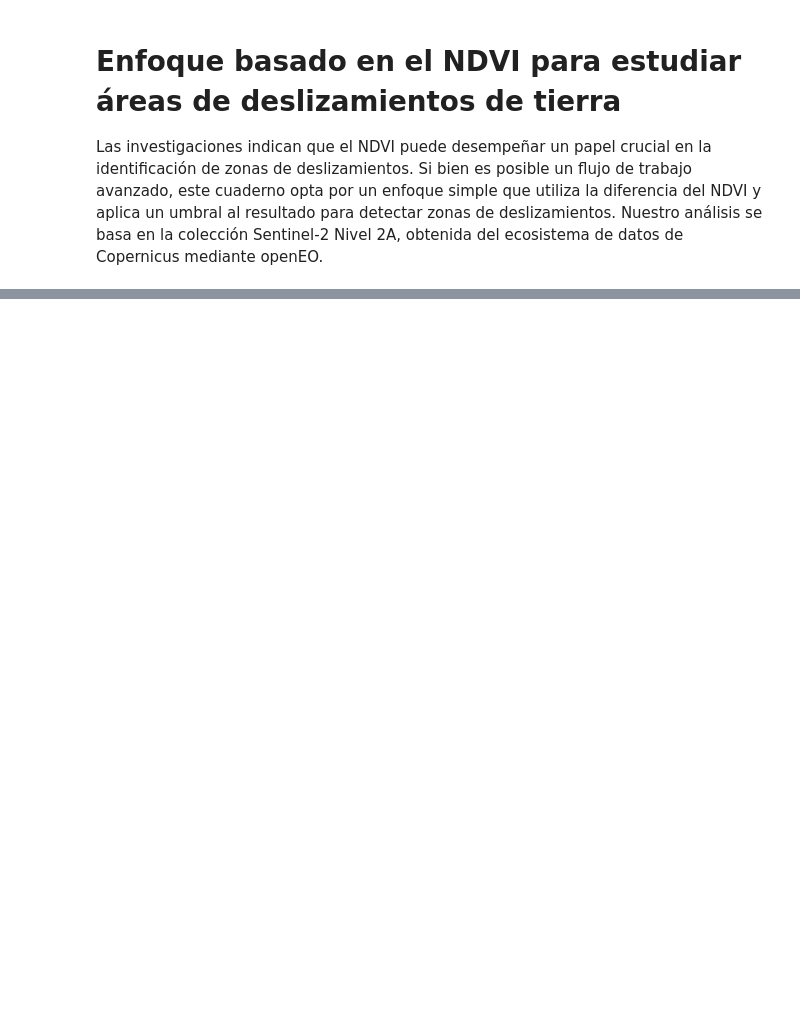
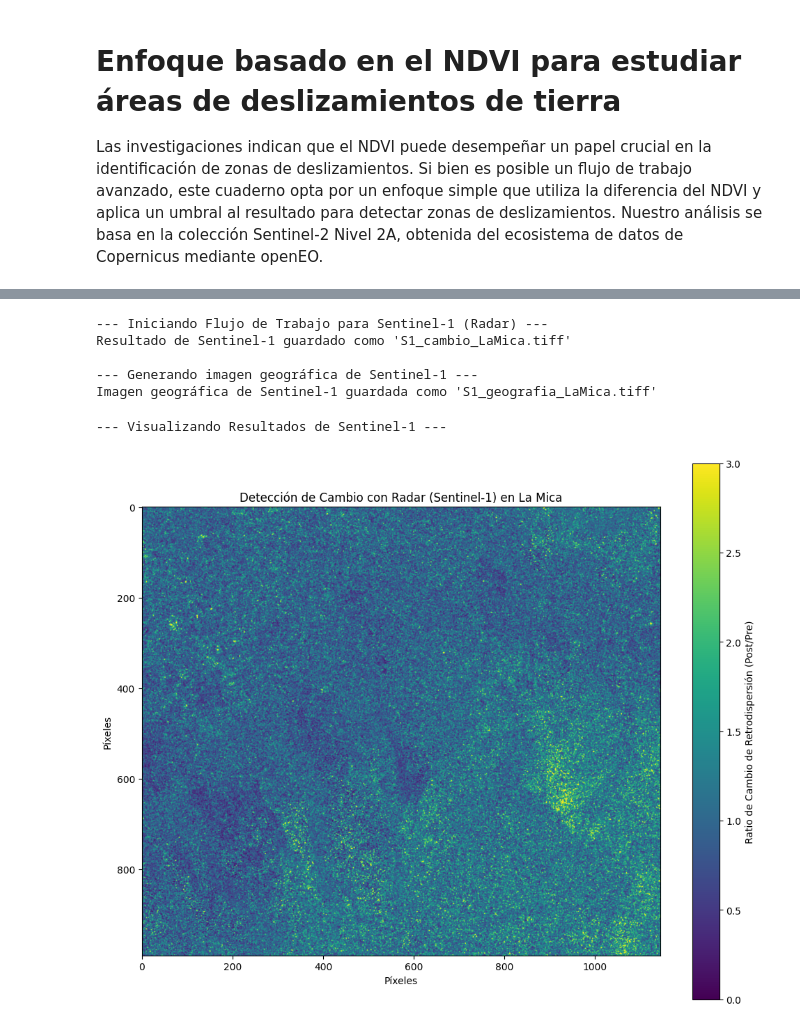
Before and after one commit to Franklingo13/ejemplosCopernicus, a Jupyter notebook: ejemplosJupyter/deslizamineto_tierra_NDVI.ipynb, the cells around one changed output, grey strips where cells are left out. Drawn from its saved outputs; the diff is of its cells as text; code cells hidden in the pictures; blank space fills up the shorter version.

```diff
--- a/ejemplosJupyter/deslizamineto_tierra_NDVI.ipynb
+++ b/ejemplosJupyter/deslizamineto_tierra_NDVI.ipynb
@@ -76,0 +109,69 @@ fig.legend(handles=patches, bbox_to_anchor=(0.83, 1.03), loc=1)
+# %%
+# Paso 5b: Flujo de trabajo para Sentinel-1 (Detección de Cambio con Radar)
+print("\n--- Iniciando Flujo de Trabajo para Sentinel-1 (Radar) ---")
+# Cargar la colección de datos de Radar Sentinel-1 (GRD)
+s1_pre_evento = connection.load_collection(
+    "SENTINEL1_GRD",
+    temporal_extent=temporal_extent_pre,
+    spatial_extent=spatial_extent,
+    bands=["VV"] # Usamos la polarización VV, sensible a cambios en la superficie
+)
+pre_radar = s1_pre_evento.mean_time()
+
+s1_post_evento = connection.load_collection(
+    "SENTINEL1_GRD",
+    temporal_extent=temporal_extent_post,
+    spatial_extent=spatial_extent,
+    bands=["VV"]
+)
+post_radar = s1_post_evento.mean_time()
+
+# Calcular el ratio de cambio. Un cambio significativo (valor > 1) puede indicar un deslizamiento.
+# Se suma un valor pequeño para evitar la división por cero.
+cambio_radar = post_radar / (pre_radar + 0.0001)
+
+output_file_s1 = "S1_cambio_LaMica.tiff"
+cambio_radar.download(output_file_s1)
+print(f"Resultado de Sentinel-1 guardado como '{output_file_s1}'")
+
+# Paso 5c: Flujo de trabajo para Sentinel-1 (Visualización Geográfica)
+print("\n--- Generando imagen geográfica de Sentinel-1 ---")
+# Usaremos la imagen de radar pre-evento para visualizar la geografía base.
+# La señal de radar es excelente para resaltar la topografía.
+output_file_s1_geo = "S1_geografia_LaMica.tiff"
+pre_radar.download(output_file_s1_geo)
+print(f"Imagen geográfica de Sentinel-1 guardada como '{output_file_s1_geo}'")
+# %% [output]
+--- Iniciando Flujo de Trabajo para Sentinel-1 (Radar) ---
+Resultado de Sentinel-1 guardado como 'S1_cambio_LaMica.tiff'
+
+--- Generando imagen geográfica de Sentinel-1 ---
+Imagen geográfica de Sentinel-1 guardada como 'S1_geografia_LaMica.tiff'
+# %%
+# Paso 7: Visualizar el resultado de Sentinel-1 (Cambio de Radar)
+import numpy as np
+print("\n--- Visualizando Resultados de Sentinel-1 ---")
+try:
+    with rasterio.open(output_file_s1) as img:
+        value_ratio = img.read(1)
+
+        # Eliminar valores infinitos o no válidos que puedan resultar de la división
+        value_ratio[~np.isfinite(value_ratio)] = 1.0
+
+        # --- Graficar el ratio de cambio ---
+        fig, ax = plt.subplots(figsize=(12, 10), dpi=100)
+
+        # Usamos un mapa de color que muestre bien las variaciones.
+        # vmax=3 significa que estamos interesados en áreas donde la señal de radar se triplicó o más.
+        im = ax.imshow(value_ratio, cmap='viridis', vmin=0, vmax=3)
+
+        fig.colorbar(im, ax=ax, label="Ratio de Cambio de Retrodispersión (Post/Pre)")
+        ax.set_title("Detección de Cambio con Radar (Sentinel-1) en La Mica")
+        ax.set_xlabel("Píxeles")
+        ax.set_ylabel("Píxeles")
+        plt.show()
+except Exception as e:
+    print(f"No se pudo procesar el archivo de Sentinel-1: {e}")
+# %% [output]
+--- Visualizando Resultados de Sentinel-1 ---
+[figure, added]
```
Also changed, not shown: parts of 6 cells of this notebook.
